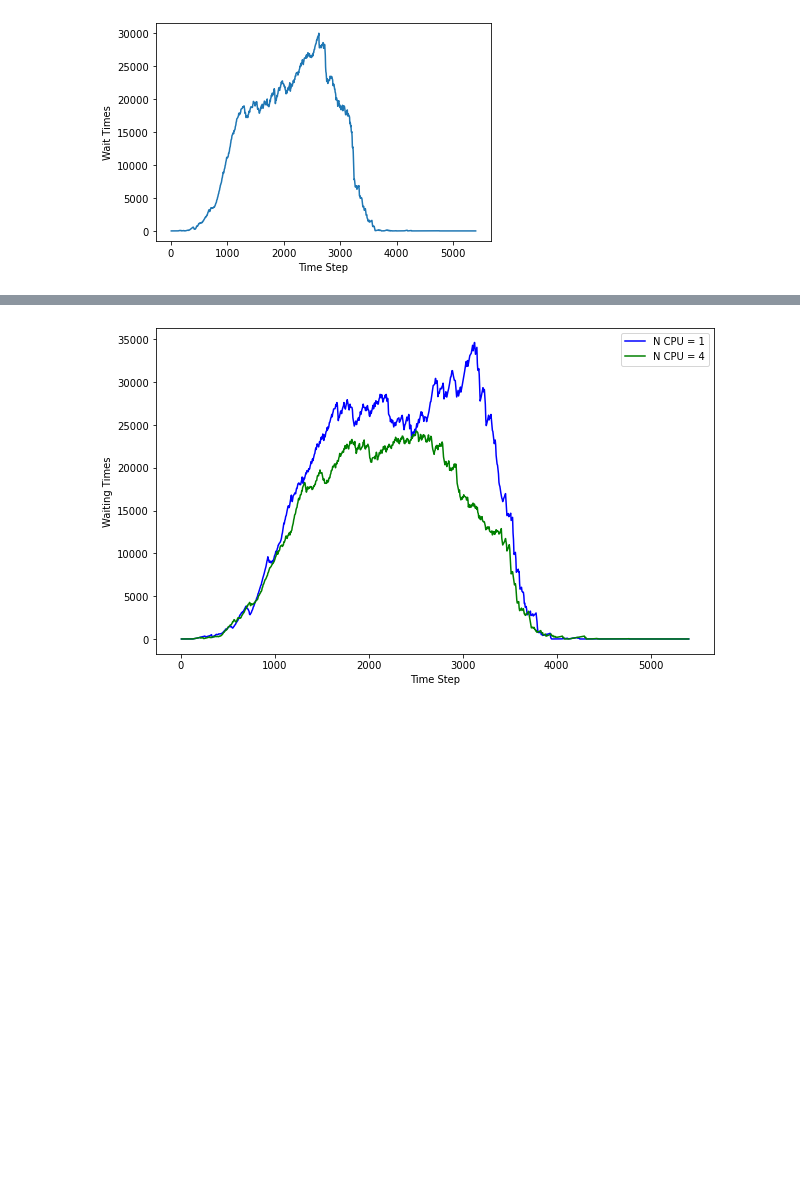
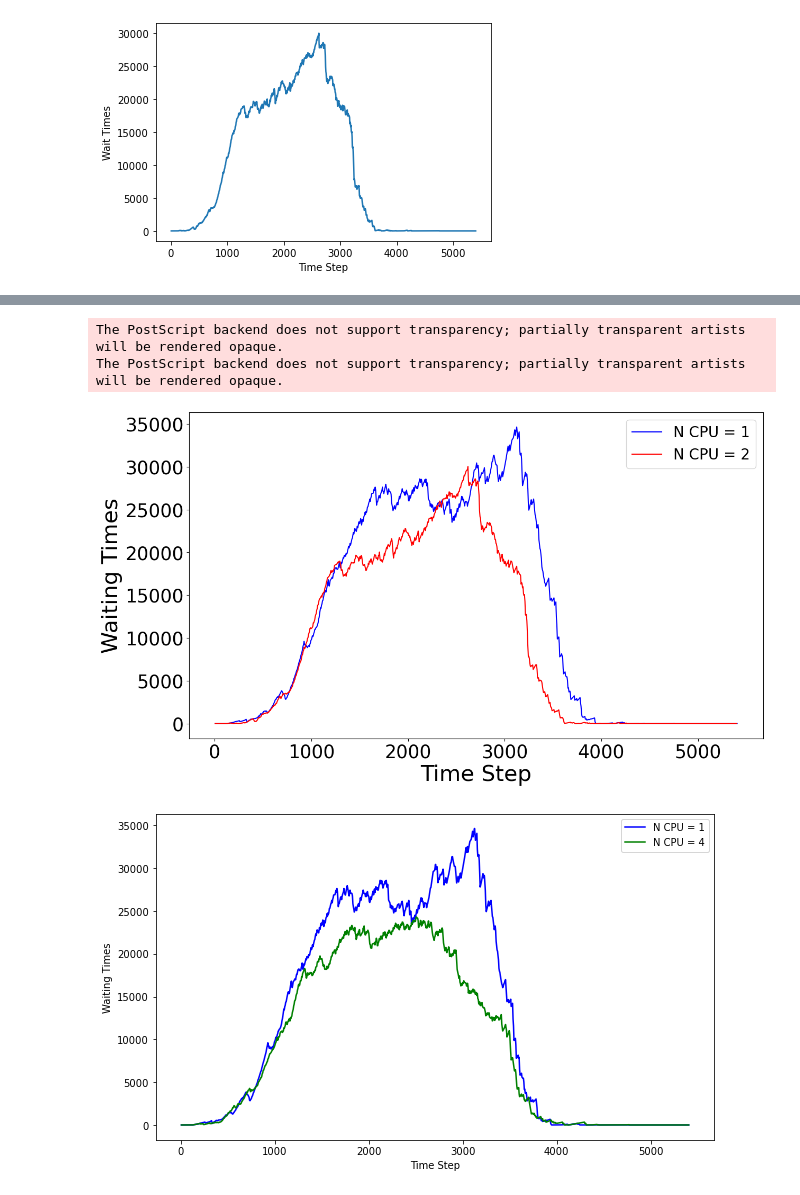
Before and after one commit to intelligent-traffic-signal/mini-proj-traffic, a Jupyter notebook: strategies/sumoRL/Graphs/A2C_Comparitives.ipynb, the cells around one changed output, grey strips where cells are left out. Drawn from its saved outputs; the diff is of its cells as text; code cells hidden in the pictures; blank space fills up the shorter version.

Commit message:
New A2C vector plots

```diff
--- a/strategies/sumoRL/Graphs/A2C_Comparitives.ipynb
+++ b/strategies/sumoRL/Graphs/A2C_Comparitives.ipynb
@@ -41,3 +41,24 @@ fig.savefig('A2C_comp/ncpu=1vs2', dpi=96)
+# %%
+fig, ax = plt.subplots()
+
+for label in (ax.get_xticklabels() + ax.get_yticklabels()):
+    label.set_fontsize(25)
+
+ax.plot(ncpu1_x, ncpu1_y, '-b', label="N CPU = 1")
+ax.plot(ncpu2_x, ncpu2_y, '-r', label="N CPU = 2")
+
+leg = ax.legend(prop={"size":20})
+
+plt.xlabel('Time Step', fontsize = 30)
+plt.ylabel('Waiting Times', fontsize = 30)
+#plt.title('Training run vs Testing run')
+fig = plt.gcf()
+fig.set_size_inches(14, 8)
+fig.savefig('A2C_comp/ncpu=1vs2.eps', dpi=96, format="eps")
+# %% [output]
+The PostScript backend does not support transparency; partially transparent artists will be rendered opaque.
+The PostScript backend does not support transparency; partially transparent artists will be rendered opaque.
+[figure, added]
 # %%
 ncpu4 = pd.read_csv('../outputs/a2c_ncpu=4/Test_45k/uniform_run1.csv')
 ncpu4_x = ncpu4.step_time
```
Also changed, not shown: parts of 5 cells of this notebook, 11 other files.
